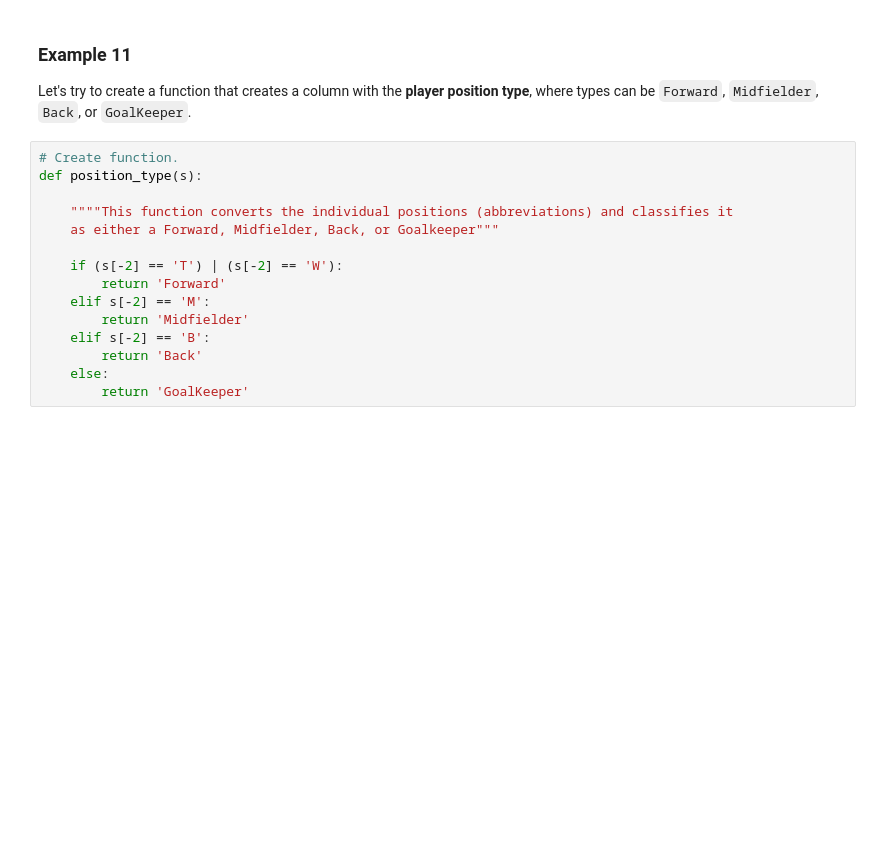
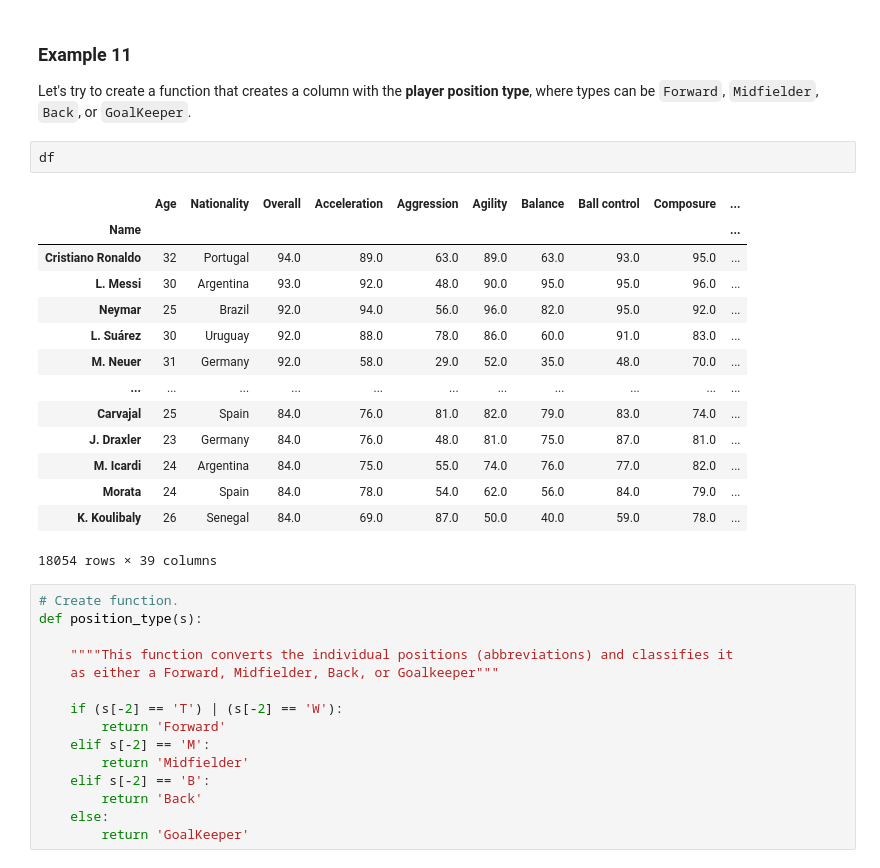
Before and after one commit to Kalungup/Learn-Python-with-Pascal, a Jupyter notebook: Working_With_Dataframes_examples (1).ipynb, the cells around one changed output. Cells and saved outputs as stored; diff of their text form; blank space fills up the shorter version.

```diff
--- a/Working_With_Dataframes_examples (1).ipynb
+++ b/Working_With_Dataframes_examples (1).ipynb
@@ -304,6 +346,23 @@ df['Age'].apply(lambda x: x*12).head()
 ### Example 11
 
 Let's try to create a function that creates a column with the **player position type**, where types can be `Forward`, `Midfielder`, `Back`, or `GoalKeeper`.
+# %%
+df
+# %% [output]
+|  | Age | Nationality | Overall | Acceleration | Aggression | Agility | Balance | Ball control | Composure | ... |
+| Name |  |  |  |  |  |  |  |  |  | ... |
+| Cristiano Ronaldo | 32 | Portugal | 94.0 | 89.0 | 63.0 | 89.0 | 63.0 | 93.0 | 95.0 | ... |
+| L. Messi | 30 | Argentina | 93.0 | 92.0 | 48.0 | 90.0 | 95.0 | 95.0 | 96.0 | ... |
+| Neymar | 25 | Brazil | 92.0 | 94.0 | 56.0 | 96.0 | 82.0 | 95.0 | 92.0 | ... |
+| L. Suárez | 30 | Uruguay | 92.0 | 88.0 | 78.0 | 86.0 | 60.0 | 91.0 | 83.0 | ... |
+| M. Neuer | 31 | Germany | 92.0 | 58.0 | 29.0 | 52.0 | 35.0 | 48.0 | 70.0 | ... |
+| ... | ... | ... | ... | ... | ... | ... | ... | ... | ... | ... |
+| Carvajal | 25 | Spain | 84.0 | 76.0 | 81.0 | 82.0 | 79.0 | 83.0 | 74.0 | ... |
+| J. Draxler | 23 | Germany | 84.0 | 76.0 | 48.0 | 81.0 | 75.0 | 87.0 | 81.0 | ... |
+| M. Icardi | 24 | Argentina | 84.0 | 75.0 | 55.0 | 74.0 | 76.0 | 77.0 | 82.0 | ... |
+| Morata | 24 | Spain | 84.0 | 78.0 | 54.0 | 62.0 | 56.0 | 84.0 | 79.0 | ... |
+| K. Koulibaly | 26 | Senegal | 84.0 | 69.0 | 87.0 | 50.0 | 40.0 | 59.0 | 78.0 | ... |
+18054 rows × 39 columns
 # %%
 # Create function.
 def position_type(s):
```
Also changed, not shown: parts of 16 cells of this notebook, 1 other file.
